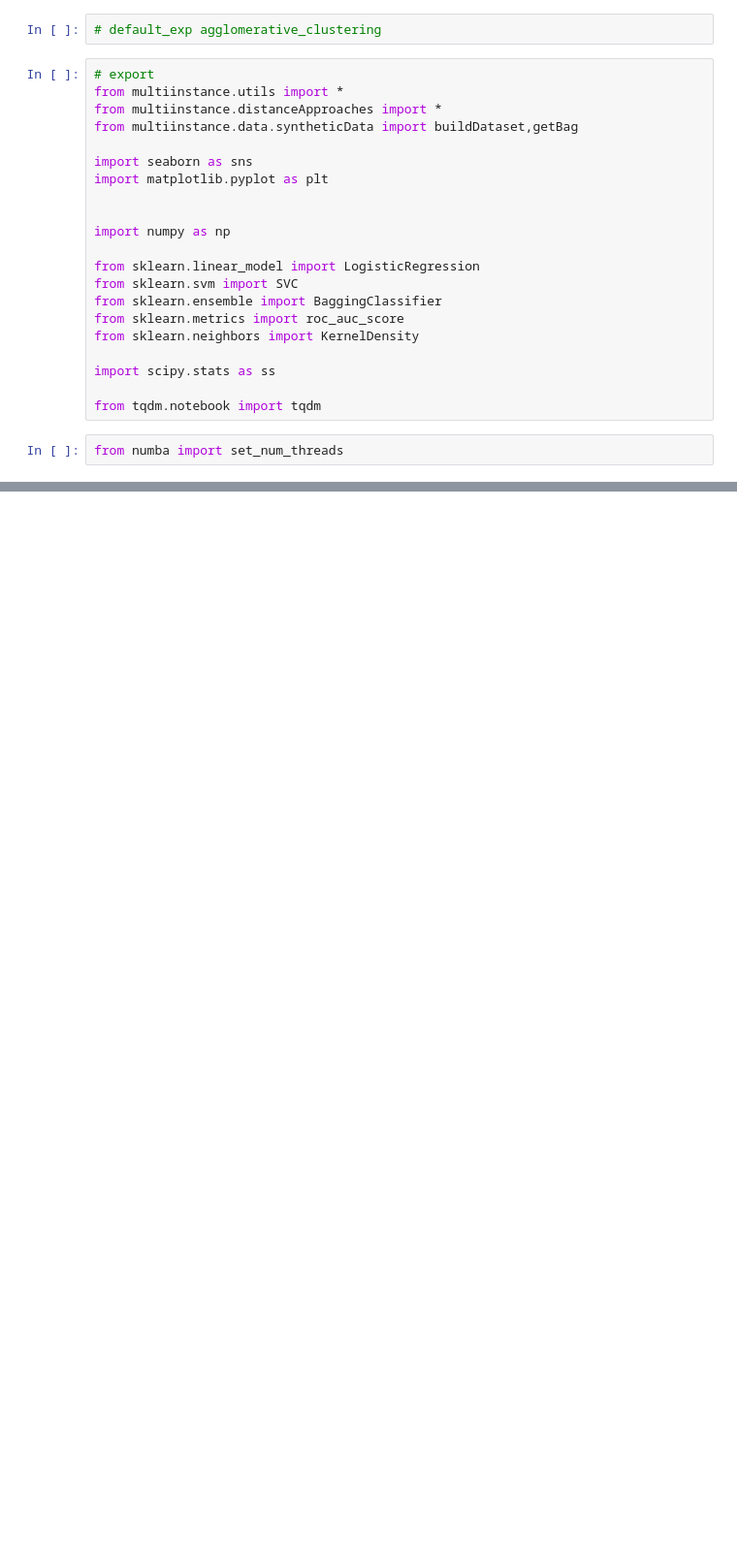
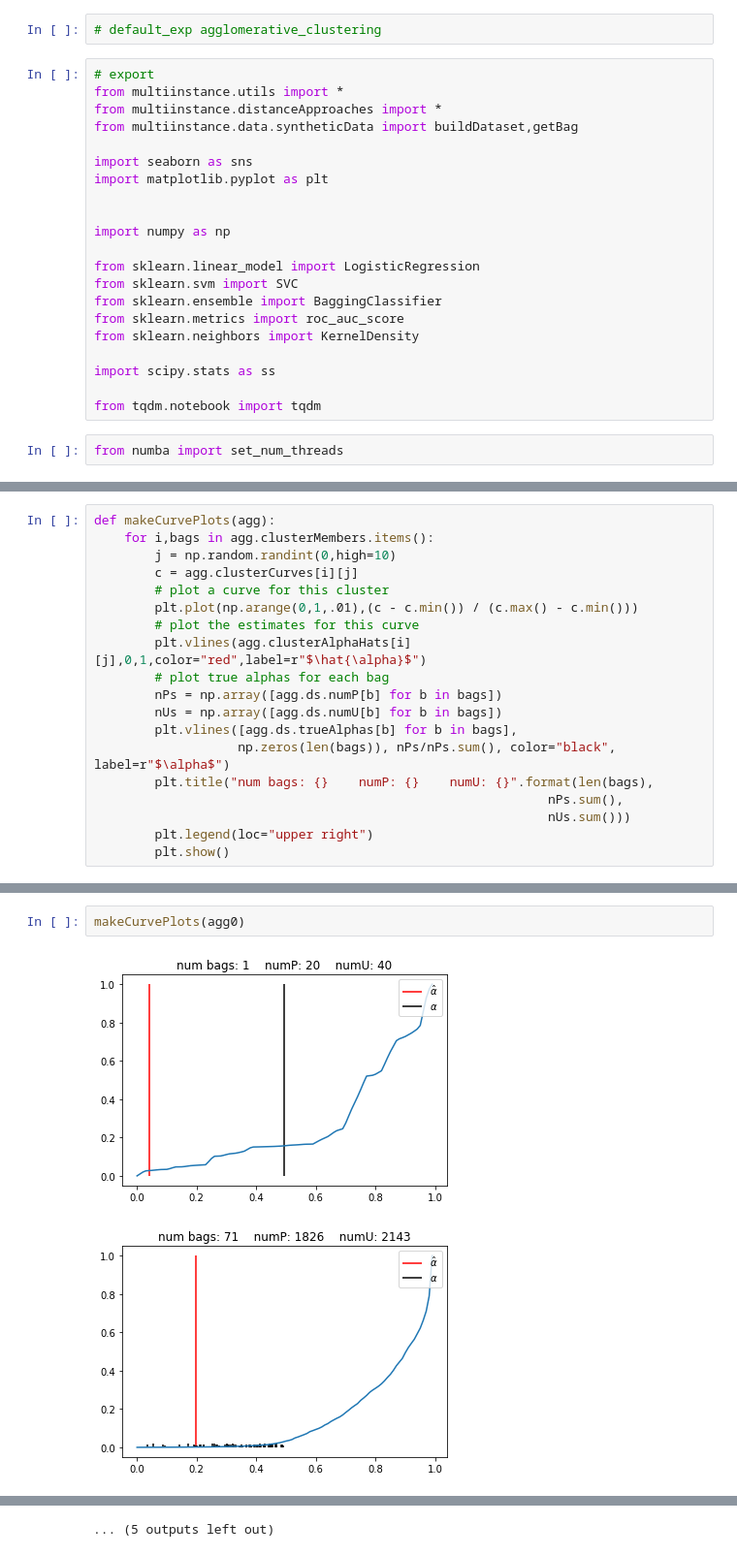
Before and after one commit to Dzeiberg/multiinstance, a Jupyter notebook: 06_Agglomerative_Clustering_KS_on_One_D_Scores.ipynb, the cells around one changed output, grey strips where cells are left out. Shown at 97% size. Saved outputs shown, nothing was run; the diff lists cells and outputs as text; blank space fills up the shorter version.

```diff
--- a/06_Agglomerative_Clustering_KS_on_One_D_Scores.ipynb
+++ b/06_Agglomerative_Clustering_KS_on_One_D_Scores.ipynb
@@ -162,0 +146,19 @@ def makeFig(alphas, aggs):
+# %%
+def makeCurvePlots(agg):
+    for i,bags in agg.clusterMembers.items():
+        j = np.random.randint(0,high=10)
+        c = agg.clusterCurves[i][j]
+        # plot a curve for this cluster
+        plt.plot(np.arange(0,1,.01),(c - c.min()) / (c.max() - c.min()))
+        # plot the estimates for this curve
+        plt.vlines(agg.clusterAlphaHats[i][j],0,1,color="red",label=r"$\hat{\alpha}$")
+        # plot true alphas for each bag
+        nPs = np.array([agg.ds.numP[b] for b in bags])
+        nUs = np.array([agg.ds.numU[b] for b in bags])
+        plt.vlines([agg.ds.trueAlphas[b] for b in bags],
+                   np.zeros(len(bags)), nPs/nPs.sum(), color="black", label=r"$\alpha$")
+        plt.title("num bags: {}    numP: {}    numU: {}".format(len(bags),
+                                                            nPs.sum(),
+                                                            nUs.sum()))
+        plt.legend(loc="upper right")
+        plt.show()
@@ -191,0 +207,5 @@ for i,bags in agg0.clusterMembers.items():
+# %%
+makeCurvePlots(agg0)
+# %% [output]
+[figure, added]
+[figure, added]
@@ -191,0 +222 @@ for i,bags in agg0.clusterMembers.items():
+... (5 outputs left out)
```
Also changed, not shown: parts of 18 cells of this notebook, 5 other files.
